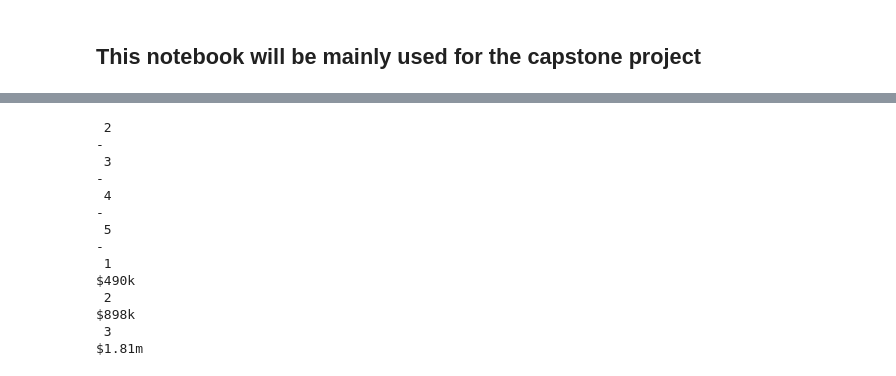
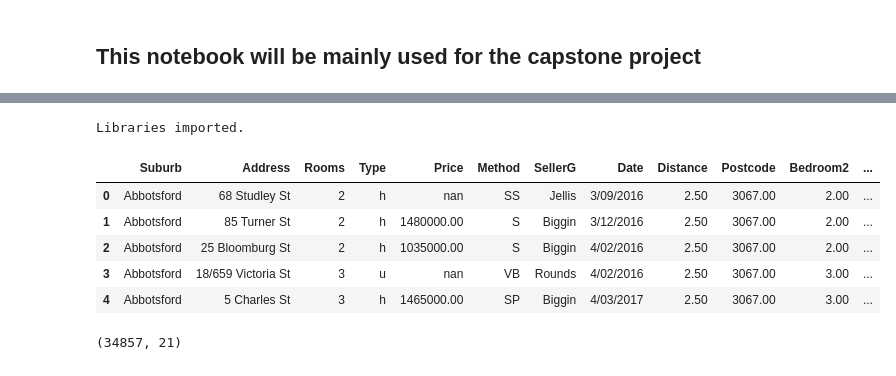
Before and after one commit to zinmyintnaung/Coursera_Capstone, a Jupyter notebook: capstone_notebook.ipynb, the cells around one changed output, grey strips where cells are left out. Cells and saved outputs as stored; diff of their text form; code cells hidden in the pictures.

```diff
--- a/capstone_notebook.ipynb
+++ b/capstone_notebook.ipynb
@@ -197,20 +2,0 @@ table = soup.find_all('table')[0]
-# %%
-item = []
-for tbody in table:
-    for td in tbody.findAll("td", class_="css-1r1wsml"):
-        print(td.text)
-# %% [output]
- 2
--
- 3
--
- 4
--
- 5
--
- 1
-$490k
- 2
-$898k
- 3
-$1.81m
@@ -218,0 +3,44 @@ $1.81m
+# %%
+#https://github.com/mtk12/IBM-Data-science-capstone-project/blob/master/Capstone-Project.ipynb
+import numpy as np # library to handle data in a vectorized manner
+
+import pandas as pd # library for data analsysis
+pd.set_option('display.max_columns', None)
+pd.set_option('display.max_rows', None)
+pd.options.display.float_format = '{:.2f}'.format
+
+import json # library to handle JSON files
+
+import geocoder as geocoder
+from geopy.geocoders import Nominatim # convert an address into latitude and longitude values
+
+import requests # library to handle requests
+from pandas.io.json import json_normalize # tranform JSON file into a pandas dataframe
+
+# Matplotlib and associated plotting modules
+import matplotlib.cm as cm
+import matplotlib.colors as colors
+
+# import k-means from clustering stage
+from sklearn.cluster import KMeans
+
+import folium # map rendering library
+
+print('Libraries imported.')
+# %% [output]
+Libraries imported.
+# %%
+#CSV from https://www.kaggle.com/anthonypino/melbourne-housing-market#Melbourne_housing_FULL.csv
+df = pd.read_csv('Melbourne_housing_FULL.csv')
+df.head()
+# %% [output]
+|  | Suburb | Address | Rooms | Type | Price | Method | SellerG | Date | Distance | Postcode | Bedroom2 | ... |
+| 0 | Abbotsford | 68 Studley St | 2 | h | nan | SS | Jellis | 3/09/2016 | 2.50 | 3067.00 | 2.00 | ... |
+| 1 | Abbotsford | 85 Turner St | 2 | h | 1480000.00 | S | Biggin | 3/12/2016 | 2.50 | 3067.00 | 2.00 | ... |
+| 2 | Abbotsford | 25 Bloomburg St | 2 | h | 1035000.00 | S | Biggin | 4/02/2016 | 2.50 | 3067.00 | 2.00 | ... |
+| 3 | Abbotsford | 18/659 Victoria St | 3 | u | nan | VB | Rounds | 4/02/2016 | 2.50 | 3067.00 | 3.00 | ... |
+| 4 | Abbotsford | 5 Charles St | 3 | h | 1465000.00 | SP | Biggin | 4/03/2017 | 2.50 | 3067.00 | 3.00 | ... |
+# %%
+df.shape
+# %% [output]
+(34857, 21)
```
Also changed, not shown: parts of 40 cells of this notebook.
